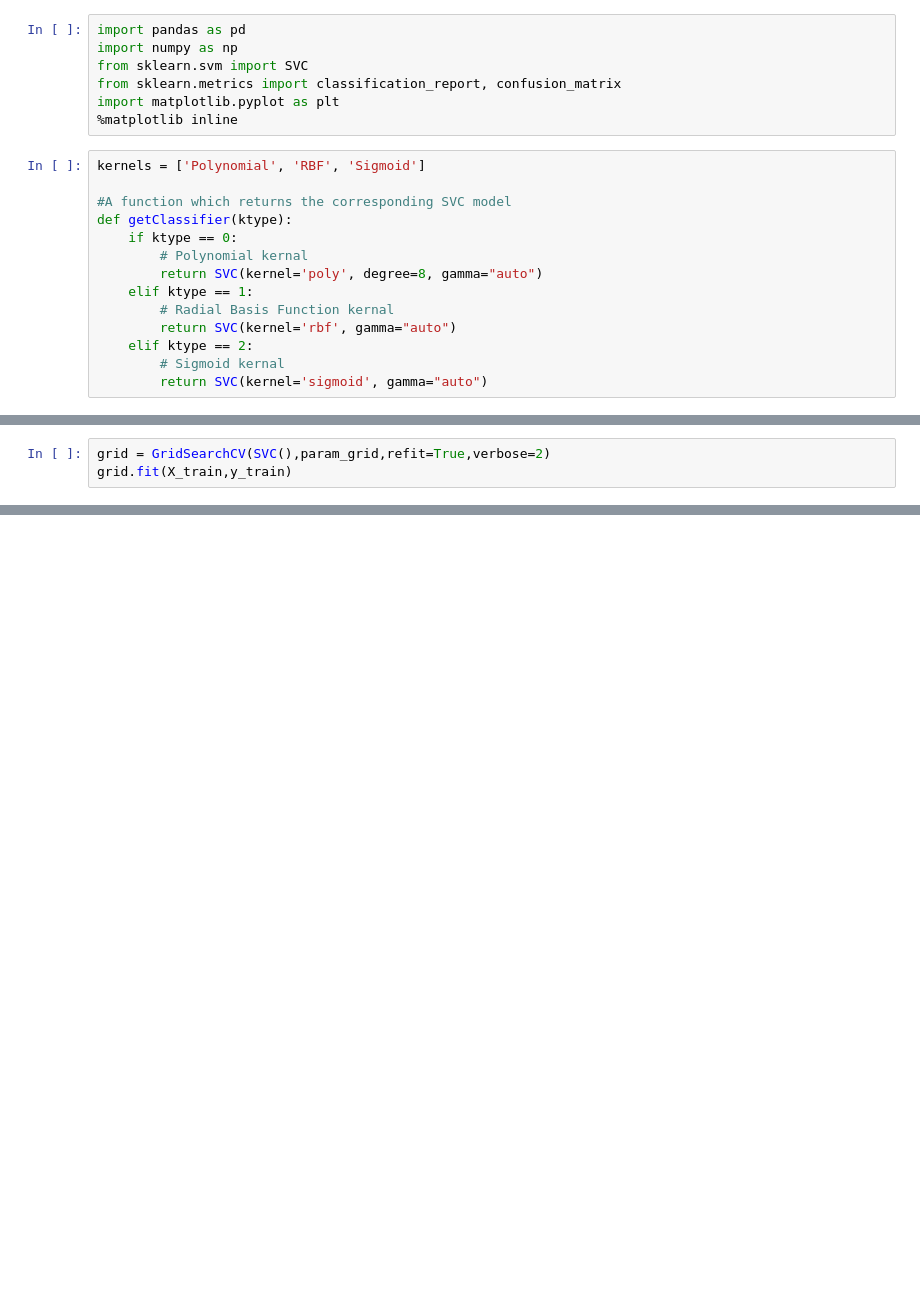
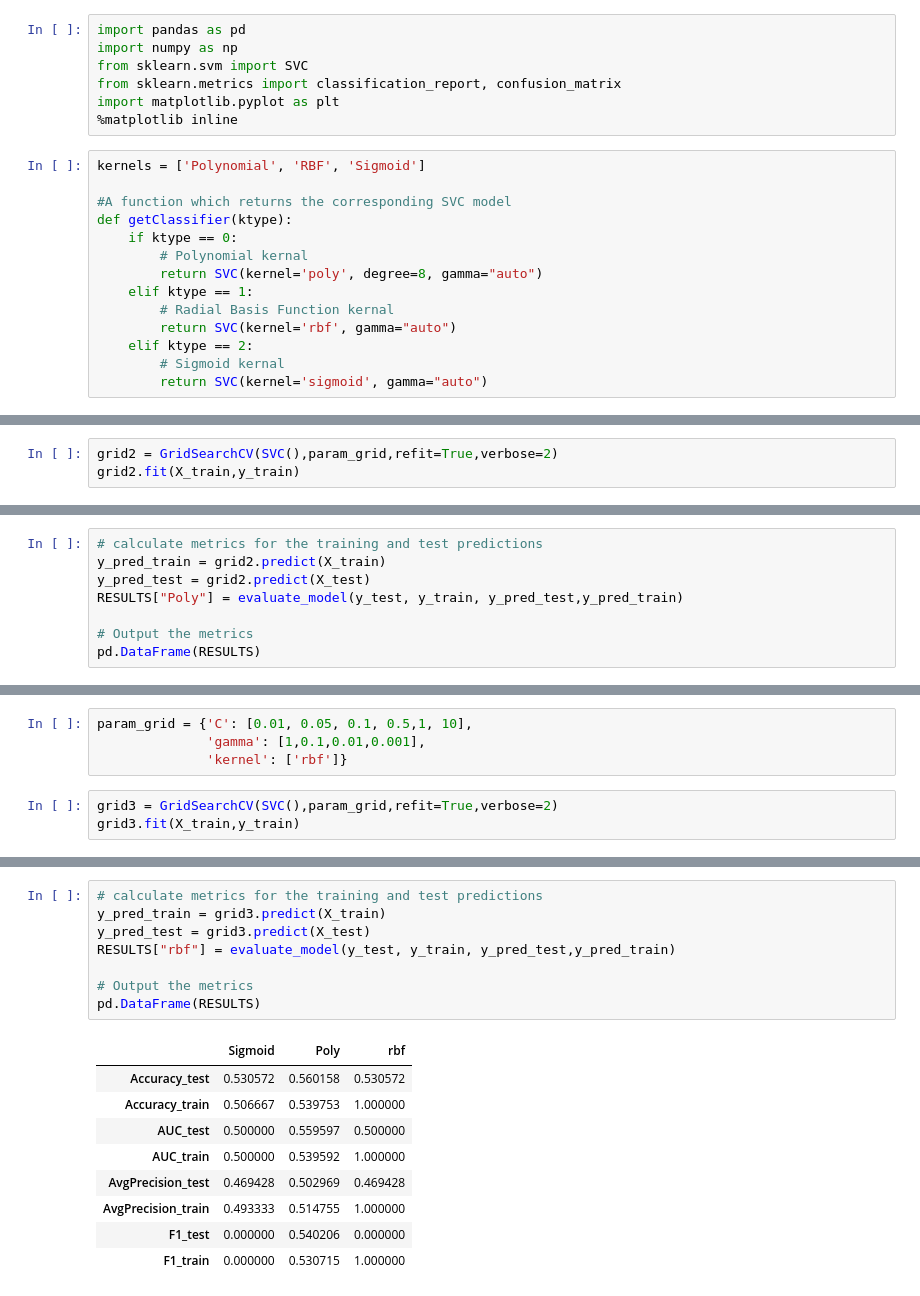
Before and after one commit to crsimmons1/lifeexpectancy, a Jupyter notebook: Classification/SVC.ipynb, the cells around one changed output, grey strips where cells are left out. Saved outputs shown, nothing was run; the diff lists cells and outputs as text; blank space fills up the shorter version.

```diff
--- a/Classification/SVC.ipynb
+++ b/Classification/SVC.ipynb
@@ -200,4 +234,4 @@ X_test = scaler.transform(X_test)
 # %%
-grid = GridSearchCV(SVC(),param_grid,refit=True,verbose=2)
-grid.fit(X_train,y_train)
+grid2 = GridSearchCV(SVC(),param_grid,refit=True,verbose=2)
+grid2.fit(X_train,y_train)
 # %% [output]
@@ -226,0 +397,8 @@ Fitting 5 folds for each of 72 candidates, totalling 360 fits
+# %%
+# calculate metrics for the training and test predictions
+y_pred_train = grid2.predict(X_train)
+y_pred_test = grid2.predict(X_test)
+RESULTS["Poly"] = evaluate_model(y_test, y_train, y_pred_test,y_pred_train)
+
+# Output the metrics
+pd.DataFrame(RESULTS)
@@ -226,0 +417,7 @@ Fitting 5 folds for each of 72 candidates, totalling 360 fits
+# %%
+param_grid = {'C': [0.01, 0.05, 0.1, 0.5,1, 10],
+              'gamma': [1,0.1,0.01,0.001],
+              'kernel': ['rbf']}
+# %%
+grid3 = GridSearchCV(SVC(),param_grid,refit=True,verbose=2)
+grid3.fit(X_train,y_train)
@@ -226,0 +472,18 @@ Fitting 5 folds for each of 72 candidates, totalling 360 fits
+# %%
+# calculate metrics for the training and test predictions
+y_pred_train = grid3.predict(X_train)
+y_pred_test = grid3.predict(X_test)
+RESULTS["rbf"] = evaluate_model(y_test, y_train, y_pred_test,y_pred_train)
+
+# Output the metrics
+pd.DataFrame(RESULTS)
+# %% [output]
+|  | Sigmoid | Poly | rbf |
+| Accuracy_test | 0.530572 | 0.560158 | 0.530572 |
+| Accuracy_train | 0.506667 | 0.539753 | 1.000000 |
+| AUC_test | 0.500000 | 0.559597 | 0.500000 |
+| AUC_train | 0.500000 | 0.539592 | 1.000000 |
+| AvgPrecision_test | 0.469428 | 0.502969 | 0.469428 |
+| AvgPrecision_train | 0.493333 | 0.514755 | 1.000000 |
+| F1_test | 0.000000 | 0.540206 | 0.000000 |
+| F1_train | 0.000000 | 0.530715 | 1.000000 |
```
Also changed, not shown: parts of 23 cells of this notebook.
